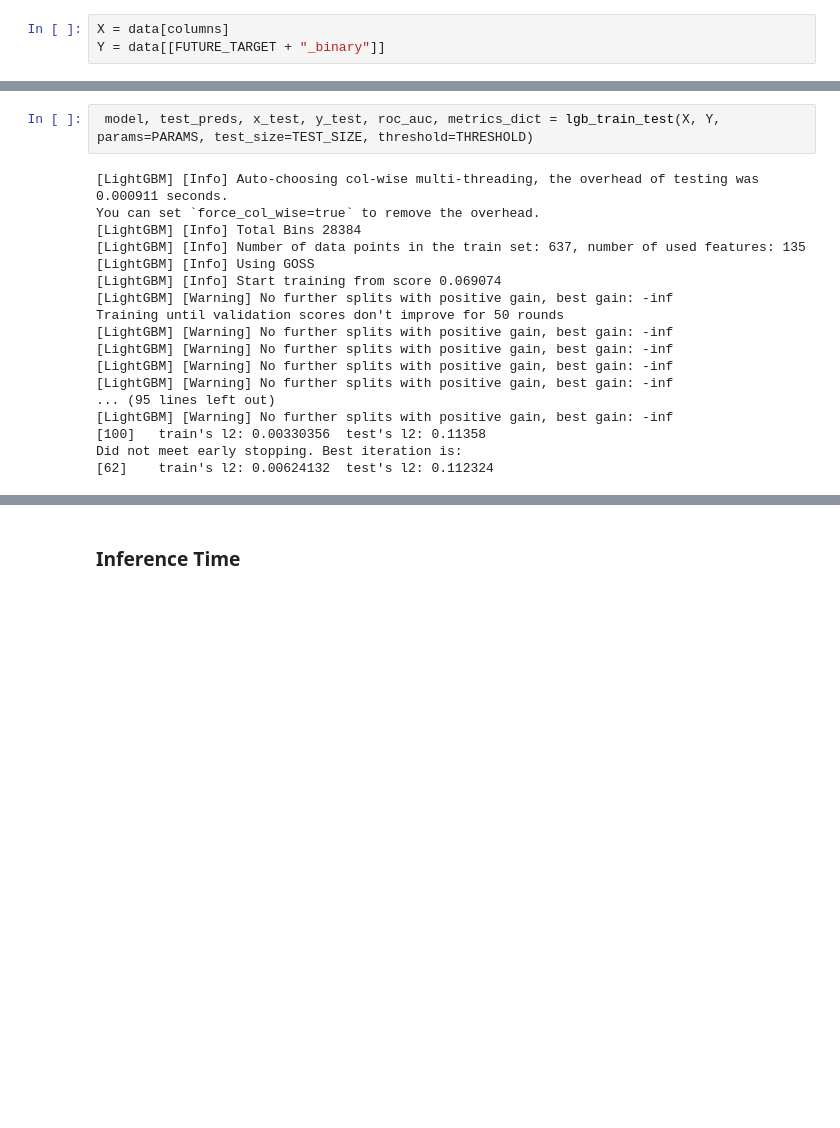
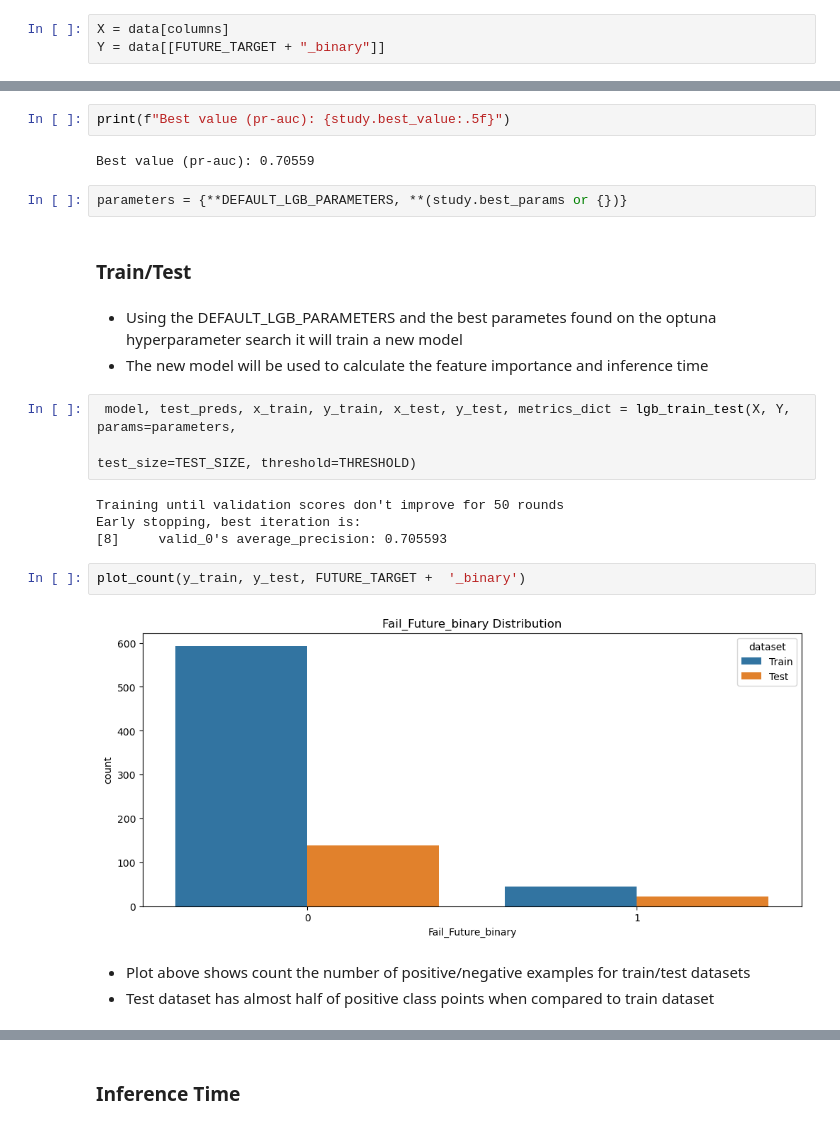
Before and after one commit to FelipeMarcelino/case-shape, a Jupyter notebook: predictive_maintenance.ipynb, the cells around one changed output, grey strips where cells are left out. Drawn from its saved outputs; the diff is of its cells as text; blank space fills up the shorter version.

```diff
--- a/predictive_maintenance.ipynb
+++ b/predictive_maintenance.ipynb
@@ -711,20 +877,25 @@ Y = data[[FUTURE_TARGET + "_binary"]]
+# %%
+print(f"Best value (pr-auc): {study.best_value:.5f}")
+# %% [output]
+Best value (pr-auc): 0.70559
+# %%
+parameters = {**DEFAULT_LGB_PARAMETERS, **(study.best_params or {})}
+# %% [markdown]
+### Train/Test
+# %% [markdown]
+- Using the DEFAULT_LGB_PARAMETERS and the best parametes found on the optuna hyperparameter search it will train a new model
+- The new model will be used to calculate the feature importance and inference time
 # %%
- model, test_preds, x_test, y_test, roc_auc, metrics_dict = lgb_train_test(X, Y, params=PARAMS, test_size=TEST_SIZE, threshold=THRESHOLD)
+ model, test_preds, x_train, y_train, x_test, y_test, metrics_dict = lgb_train_test(X, Y, params=parameters,
+                                                                                         test_size=TEST_SIZE, threshold=THRESHOLD)
 # %% [output]
-[LightGBM] [Info] Auto-choosing col-wise multi-threading, the overhead of testing was 0.000911 seconds.
-You can set `force_col_wise=true` to remove the overhead.
-[LightGBM] [Info] Total Bins 28384
-[LightGBM] [Info] Number of data points in the train set: 637, number of used features: 135
-[LightGBM] [Info] Using GOSS
-[LightGBM] [Info] Start training from score 0.069074
-[LightGBM] [Warning] No further splits with positive gain, best gain: -inf
 Training until validation scores don't improve for 50 rounds
-[LightGBM] [Warning] No further splits with positive gain, best gain: -inf
-[LightGBM] [Warning] No further splits with positive gain, best gain: -inf
-[LightGBM] [Warning] No further splits with positive gain, best gain: -inf
-[LightGBM] [Warning] No further splits with positive gain, best gain: -inf
-... (95 lines left out)
-[LightGBM] [Warning] No further splits with positive gain, best gain: -inf
-[100]   train's l2: 0.00330356  test's l2: 0.11358
-Did not meet early stopping. Best iteration is:
-[62]    train's l2: 0.00624132  test's l2: 0.112324
+Early stopping, best iteration is:
+[8]     valid_0's average_precision: 0.705593
+# %%
+plot_count(y_train, y_test, FUTURE_TARGET +  '_binary')
+# %% [output]
+[figure, added]
+# %% [markdown]
+- Plot above shows count the number of positive/negative examples for train/test datasets
+- Test dataset has almost half of positive class points when compared to train dataset
```
Also changed, not shown: parts of 53 cells of this notebook, 4 other files.
